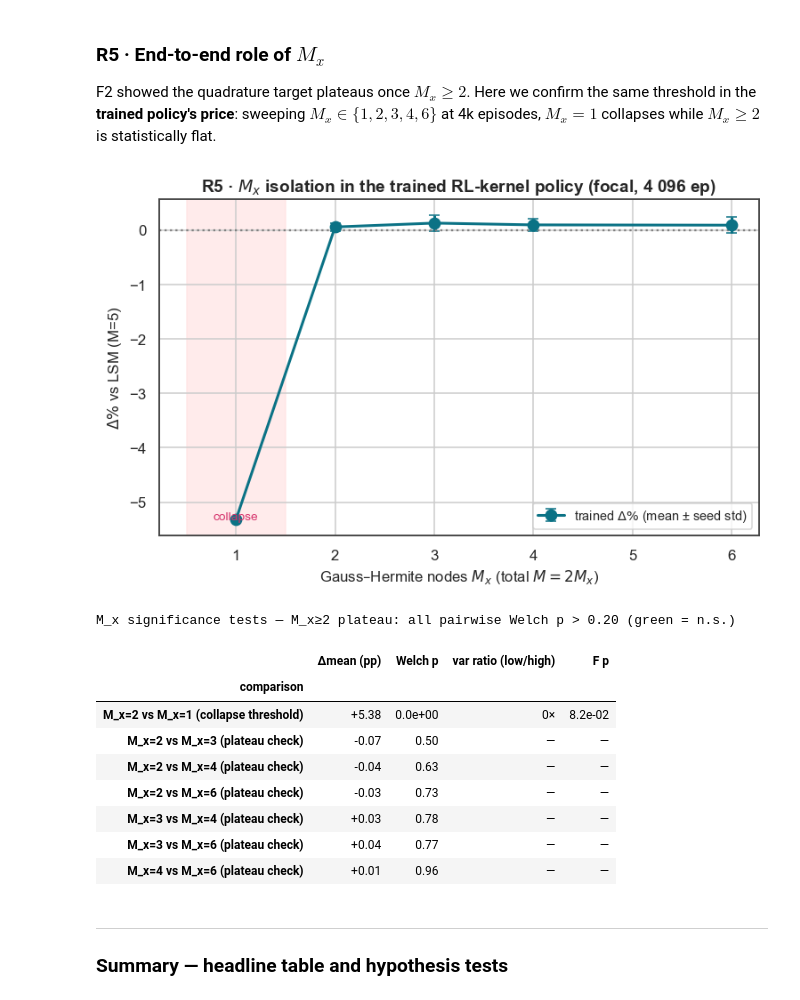
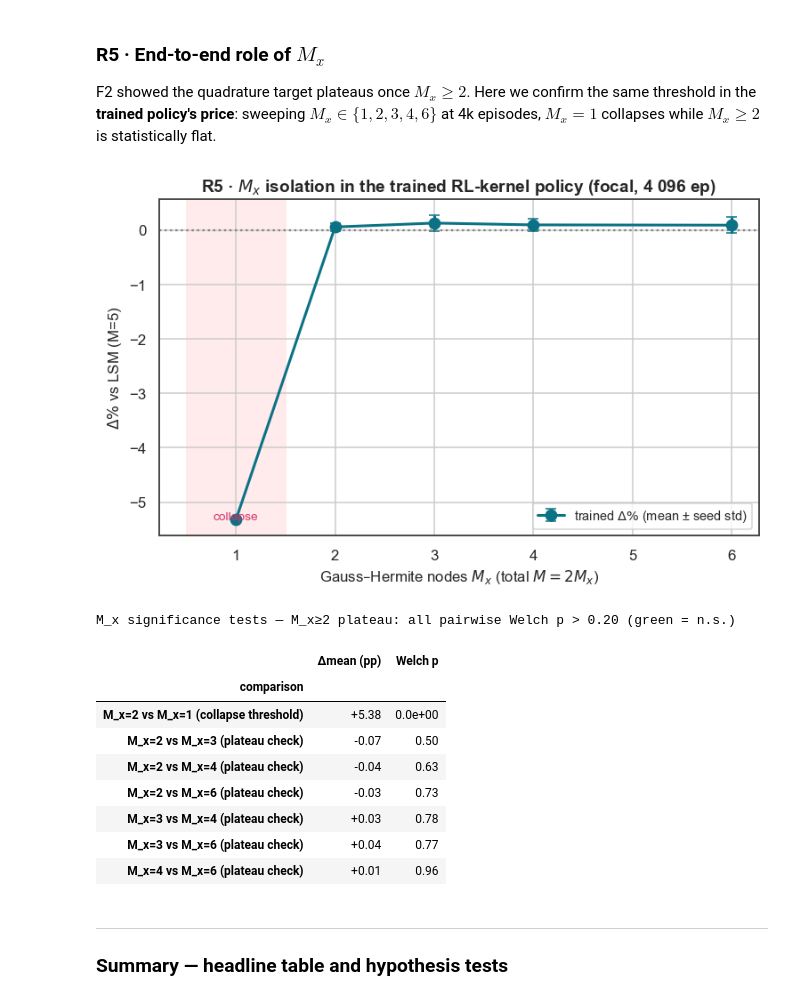
Before and after one commit to ithakis/DRL-Swing-Options, a Jupyter notebook: Jupyter Notebooks/3: Validation 3: Semi-Analytical Kernel & RL Pricer.ipynb, the cells around one changed output. Cells and saved outputs as stored; diff of their text form; code cells hidden in the pictures.

```diff
--- a/Jupyter Notebooks/3: Validation 3: Semi-Analytical Kernel & RL Pricer.ipynb
+++ b/Jupyter Notebooks/3: Validation 3: Semi-Analytical Kernel & RL Pricer.ipynb
@@ -649,38 +649,5 @@ ax[1].set(xlabel="LSM action levels $M$", ylabel=r"RL $\Delta\%$ vs LSM($M$)",
           title="(b) RL-kernel tracks even the $M{=}17$ LSM; no-kernel sits below")
 ax[1].legend(frameon=True, fontsize=7.5)
 fig.tight_layout(); save(fig, "R4_discretisation"); plt.show()
-
-# --- Compact summary tables ---
-g2on = RL[(RL.regime=="g2") & (RL.method=="kernel_on")].groupby("seed").price.first().mean()
-g2v61 = RL[(RL.regime=="g2") & (RL.method=="v61_paper")].groupby("seed").price.first().mean()
-Ms = LSMD[LSMD.regime=="g2"].sort_values("M").M.tolist()
-
-r4_rows = []
-for _, r in LSMD[LSMD.regime=="g2"].sort_values("M").iterrows():
-    M = int(r.M)
-    gain_row = {REG_PLAIN[reg]: round(100*(
-        LSMD[(LSMD.regime==reg)&(LSMD.M==M)].price.iloc[0] /
-        LSMD[(LSMD.regime==reg)&(LSMD.M==MREF)].price.iloc[0] - 1), 2)
-        for reg in REG_ORDER}
-    r4_rows.append({
-        "M": M,
-        "RL-kernel Δ% (focal)": round(100*(g2on/r.price-1), 2),
-        "RL Δ% (focal)": round(100*(g2v61/r.price-1), 2),
-        "CPU time (s)": round(LSMD.groupby("M").wall_total.mean().loc[M], 1),
-        **{f"LSM gain {k}": v for k, v in gain_row.items()},
-    })
-r4_df = pd.DataFrame(r4_rows).set_index("M")
-
-rl_cols = ["RL-kernel Δ% (focal)", "RL Δ% (focal)"]
-V_rl = float(r4_df[rl_cols].abs().max().max())
-display(r4_df[rl_cols + ["CPU time (s)"]].style
-    .background_gradient(cmap="RdYlGn", subset=rl_cols, vmin=-V_rl, vmax=V_rl)
-    .background_gradient(cmap="Blues_r", subset=["CPU time (s)"], vmin=0)
-    .format({c: "{:+.2f}" for c in rl_cols} | {"CPU time (s)": "{:.1f}"})
-    .set_caption("RL Δ% vs LSM(M) at each grid level (focal c=0.04, γ=2); CPU = price-calc wall time (s)")
-    .set_properties(**{"text-align": "center"})
-    .set_table_styles([{"selector": "caption",
-                        "props": [("caption-side", "top"), ("font-size", "11px"),
-                                  ("text-align", "left"), ("padding-bottom", "6px")]}]))
 # %% [output]
 [figure]
@@ -714,14 +672,12 @@ fig.tight_layout(); save(fig, "R5_mx_isolation"); plt.show()
 import itertools
 a1 = MX[MX.M_x == 1].delta_pct.values
 a2 = MX[MX.M_x == 2].delta_pct.values
-w12 = sa.welch_t_test(a2, a1); fr12 = sa.f_var_ratio(a1, a2)
+w12 = sa.welch_t_test(a2, a1)
 
 stat_rows = [
     {"comparison": "M_x=2 vs M_x=1  (collapse threshold)",
      "Δmean (pp)": f"{w12['mean_diff']:+.2f}",
-     "Welch p": f"{w12['p']:.1e}",
-     "var ratio (low/high)": f"{fr12['var_ratio']:.0f}×",
-     "F p": f"{fr12['p']:.1e}"},
+     "Welch p": f"{w12['p']:.1e}"},
 ]
 for i, j in itertools.combinations([2, 3, 4, 6], 2):
     wj = sa.welch_t_test(MX[MX.M_x==i].delta_pct.values, MX[MX.M_x==j].delta_pct.values)
@@ -729,45 +685,44 @@ for i, j in itertools.combinations([2, 3, 4, 6], 2):
         "comparison": f"M_x={i} vs M_x={j}  (plateau check)",
         "Δmean (pp)": f"{wj['mean_diff']:+.2f}",
         "Welch p": f"{wj['p']:.2f}",
-        "var ratio (low/high)": "—", "F p": "—",
     })
 
 stat_df = pd.DataFrame(stat_rows).set_index("comparison")
 
 def _p_color(v):
     try:
         p = float(v)
     except (ValueError, TypeError):
         return ""
     if p < 0.05:
         return "background-color: #f03e3e; color: white"
     if p < 0.20:
         return "background-color: #ffd43b"
     return "background-color: #2b8a3e; color: white"
 
 display(stat_df.style
     .applymap(_p_color, subset=["Welch p"])
     .set_caption("M_x significance tests — M_x≥2 plateau: all pairwise Welch p > 0.20 (green = n.s.)")
     .set_properties(**{"text-align": "center"})
     .set_table_styles([
         {"selector": "caption",
          "props": [("caption-side", "top"), ("font-size", "11px"),
                    ("text-align", "left"), ("padding-bottom", "6px")]},
         {"selector": "th.row_heading",
          "props": [("text-align", "left"), ("min-width", "260px")]},
     ]))
 # %% [output]
 [figure]
 M_x significance tests — M_x≥2 plateau: all pairwise Welch p > 0.20 (green = n.s.)
-|  | Δmean (pp) | Welch p | var ratio (low/high) | F p |
-| comparison |  |  |  |  |
-| M_x=2 vs M_x=1 (collapse threshold) | +5.38 | 0.0e+00 | 0× | 8.2e-02 |
-| M_x=2 vs M_x=3 (plateau check) | -0.07 | 0.50 | — | — |
-| M_x=2 vs M_x=4 (plateau check) | -0.04 | 0.63 | — | — |
-| M_x=2 vs M_x=6 (plateau check) | -0.03 | 0.73 | — | — |
-| M_x=3 vs M_x=4 (plateau check) | +0.03 | 0.78 | — | — |
-| M_x=3 vs M_x=6 (plateau check) | +0.04 | 0.77 | — | — |
-| M_x=4 vs M_x=6 (plateau check) | +0.01 | 0.96 | — | — |
+|  | Δmean (pp) | Welch p |
+| comparison |  |  |
+| M_x=2 vs M_x=1 (collapse threshold) | +5.38 | 0.0e+00 |
+| M_x=2 vs M_x=3 (plateau check) | -0.07 | 0.50 |
+| M_x=2 vs M_x=4 (plateau check) | -0.04 | 0.63 |
+| M_x=2 vs M_x=6 (plateau check) | -0.03 | 0.73 |
+| M_x=3 vs M_x=4 (plateau check) | +0.03 | 0.78 |
+| M_x=3 vs M_x=6 (plateau check) | +0.04 | 0.77 |
+| M_x=4 vs M_x=6 (plateau check) | +0.01 | 0.96 |
 # %% [markdown]
 ---
 ### Summary — headline table and hypothesis tests
```
Also changed, not shown: parts of 2 cells of this notebook, 49 other files.
